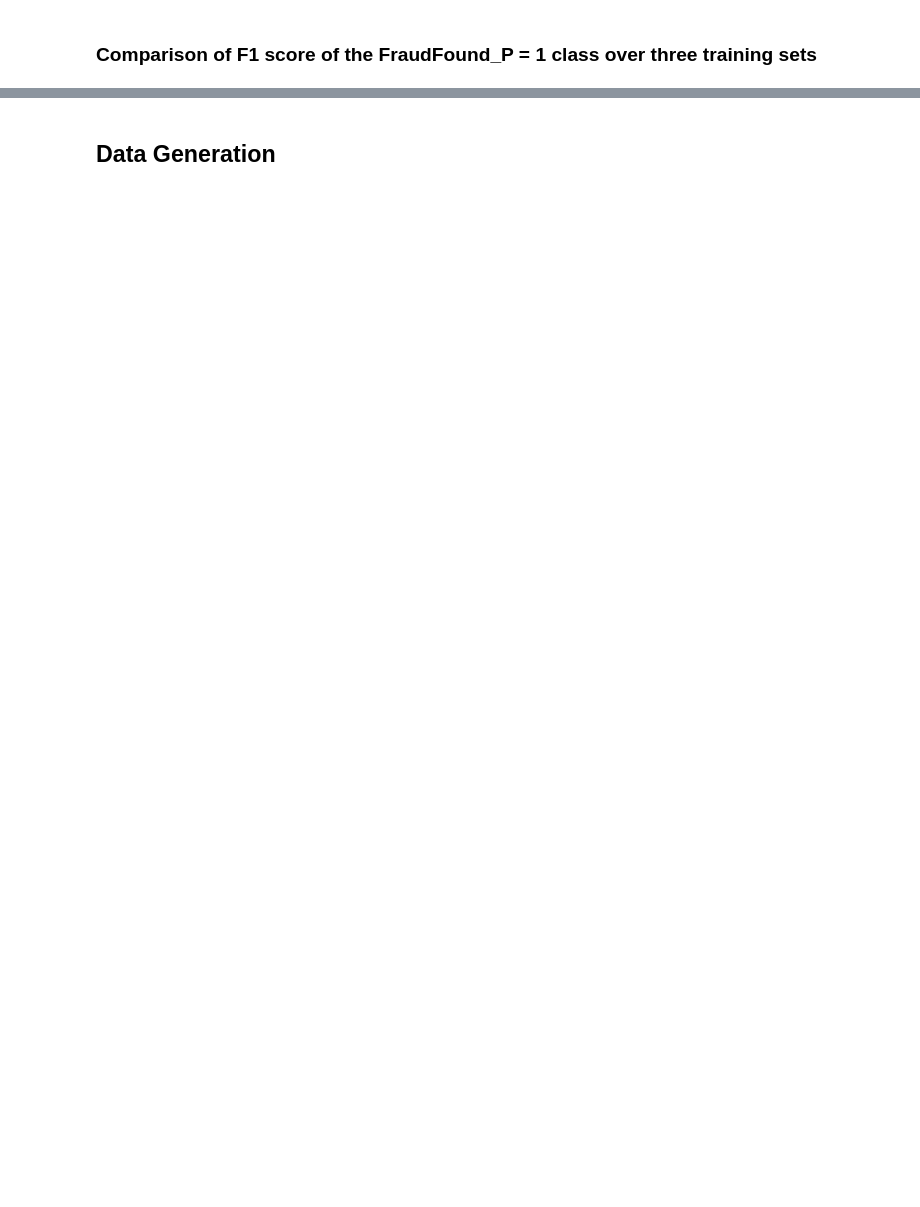
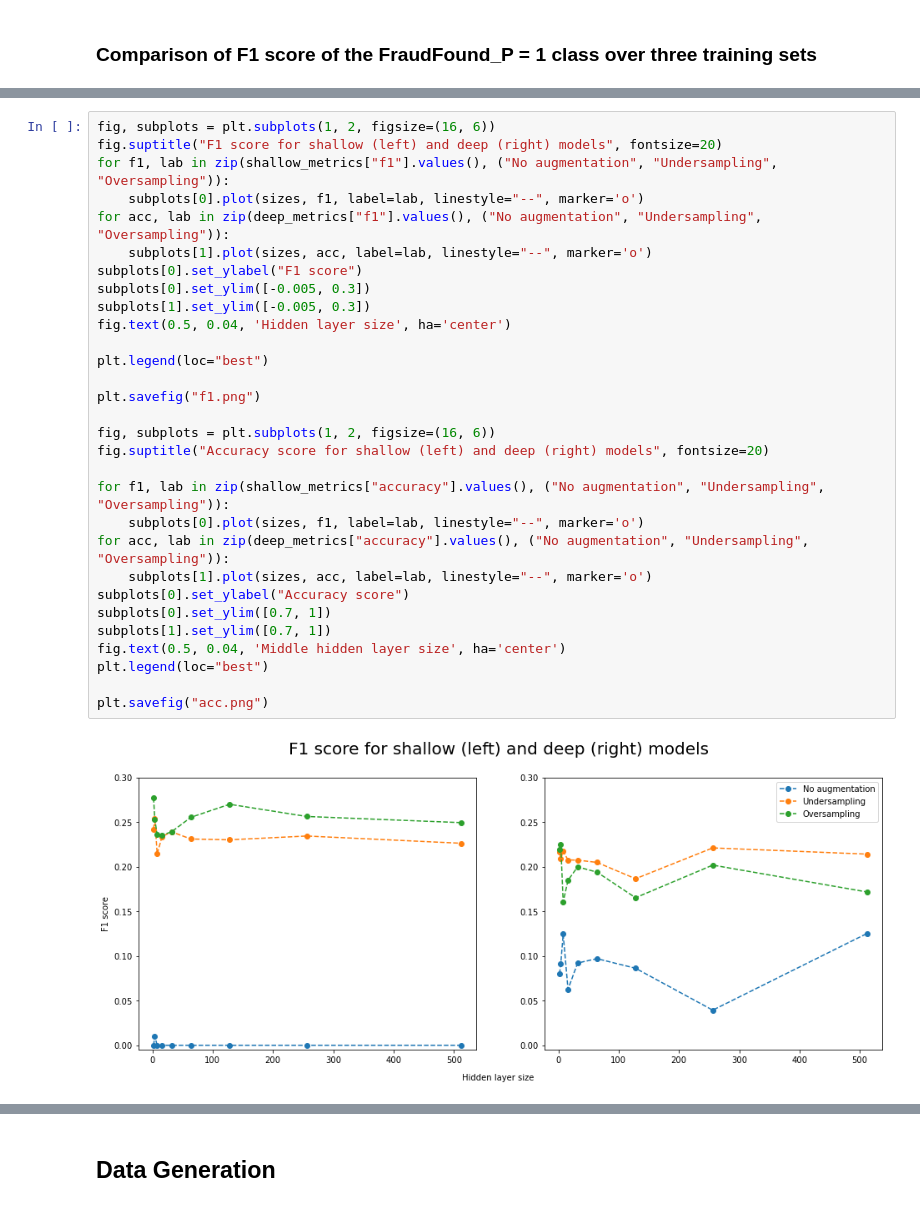
Before and after one commit to azywot/Mushroom-Classifier, a Jupyter notebook: dl_modelling/pca_nn.ipynb, the cells around one changed output, grey strips where cells are left out. Drawn from its saved outputs; the diff is of its cells as text; blank space fills up the shorter version.

```diff
--- a/dl_modelling/pca_nn.ipynb
+++ b/dl_modelling/pca_nn.ipynb
@@ -109,0 +154,32 @@ plt.show()
+# %%
+fig, subplots = plt.subplots(1, 2, figsize=(16, 6))
+fig.suptitle("F1 score for shallow (left) and deep (right) models", fontsize=20)
+for f1, lab in zip(shallow_metrics["f1"].values(), ("No augmentation", "Undersampling", "Oversampling")):
+    subplots[0].plot(sizes, f1, label=lab, linestyle="--", marker='o')
+for acc, lab in zip(deep_metrics["f1"].values(), ("No augmentation", "Undersampling", "Oversampling")):
+    subplots[1].plot(sizes, acc, label=lab, linestyle="--", marker='o')
+subplots[0].set_ylabel("F1 score")
+subplots[0].set_ylim([-0.005, 0.3])
+subplots[1].set_ylim([-0.005, 0.3])
+fig.text(0.5, 0.04, 'Hidden layer size', ha='center')
+
+plt.legend(loc="best")
+
+plt.savefig("f1.png")
+
+fig, subplots = plt.subplots(1, 2, figsize=(16, 6))
+fig.suptitle("Accuracy score for shallow (left) and deep (right) models", fontsize=20)
+
+for f1, lab in zip(shallow_metrics["accuracy"].values(), ("No augmentation", "Undersampling", "Oversampling")):
+    subplots[0].plot(sizes, f1, label=lab, linestyle="--", marker='o')
+for acc, lab in zip(deep_metrics["accuracy"].values(), ("No augmentation", "Undersampling", "Oversampling")):
+    subplots[1].plot(sizes, acc, label=lab, linestyle="--", marker='o')
+subplots[0].set_ylabel("Accuracy score")
+subplots[0].set_ylim([0.7, 1])
+subplots[1].set_ylim([0.7, 1])
+fig.text(0.5, 0.04, 'Middle hidden layer size', ha='center')
+plt.legend(loc="best")
+
+plt.savefig("acc.png")
+# %% [output]
+[figure, added]
```
Also changed, not shown: parts of 32 cells of this notebook, 5 other files.
